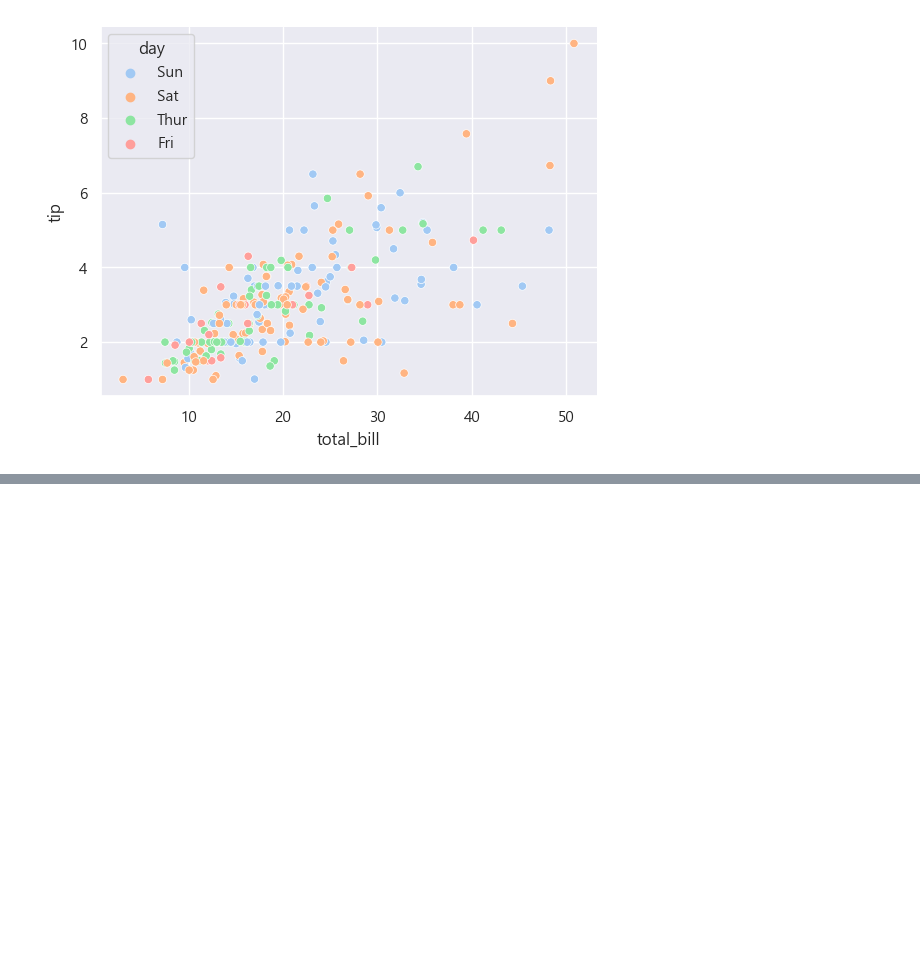
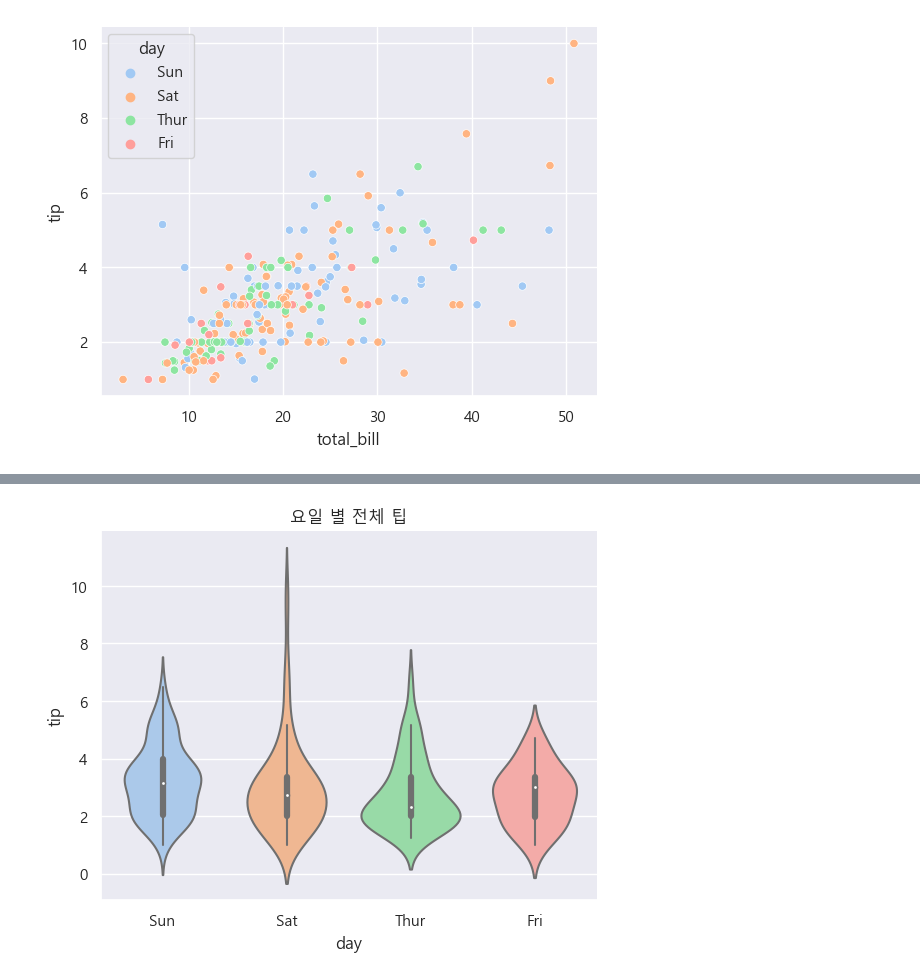
Before and after one commit to leejaesang6098/aiffel_study, a Jupyter notebook: 0811_node/by_tips.ipynb, the cells around one changed output, grey strips where cells are left out. Cells and saved outputs as stored; diff of their text form; code cells hidden in the pictures; blank space fills up the shorter version.

```diff
--- a/0811_node/by_tips.ipynb
+++ b/0811_node/by_tips.ipynb
@@ -137,0 +156,6 @@ plt.show()
+# %%
+sns.violinplot(data=df, x='day', y='tip')
+plt.title("요일 별 전체 팁")
+plt.show()
+# %% [output]
+[figure, added]
```
Also changed, not shown: parts of 7 cells of this notebook.
